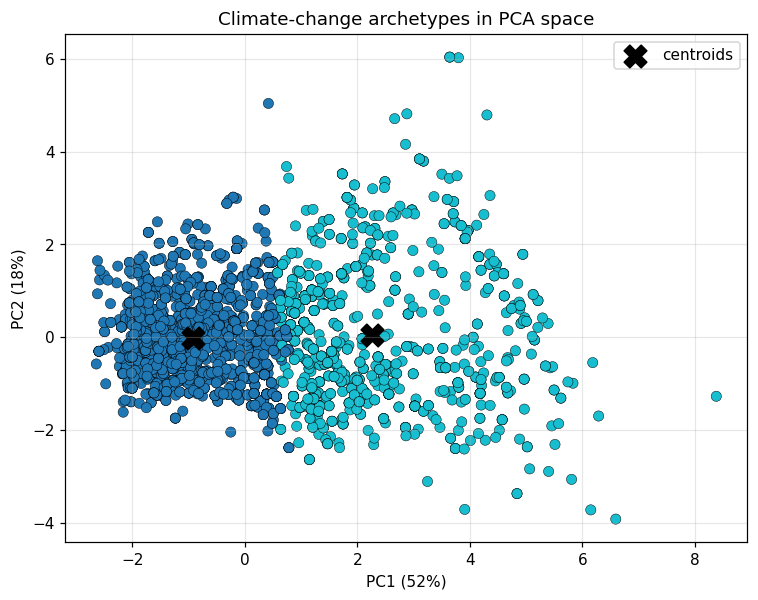
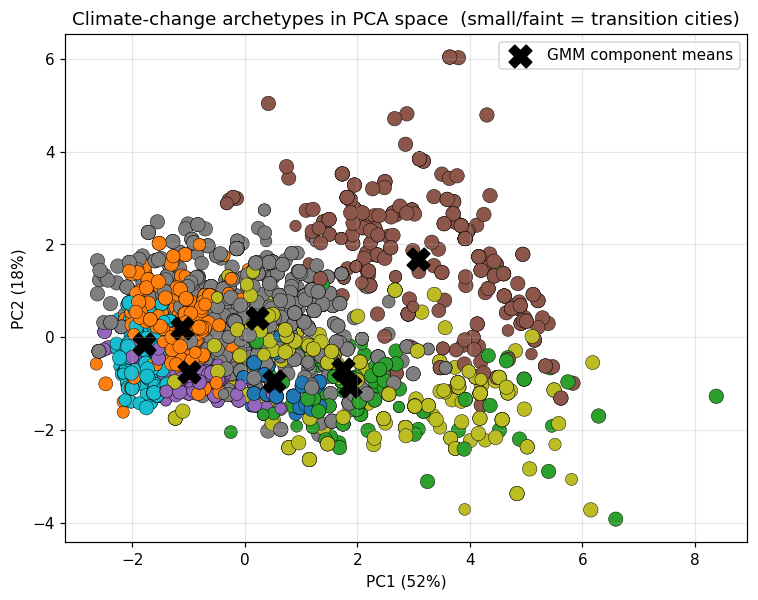
The notebook cell's code change between the first figure and the second:
--- before
+++ after
@@ -1,9 +1,10 @@
-# Visualize clusters in PCA space
+# Visualize archetypes in PCA space (point size = assignment confidence)
 fig, ax = plt.subplots(figsize=(8, 6))
-sc = ax.scatter(X_pca[:, 0], X_pca[:, 1], c=feat["cluster"], cmap="tab10", s=45, edgecolor="k", lw=0.3)
-cen = km.cluster_centers_
-ax.scatter(cen[:, 0], cen[:, 1], marker="X", s=220, c="black", label="centroids")
+ax.scatter(X_pca[:, 0], X_pca[:, 1], c=feat["cluster"], cmap="tab10",
+           s=20 + 70 * feat["confidence"], edgecolor="k", lw=0.3)
+ax.scatter(gmm.means_[:, 0], gmm.means_[:, 1], marker="X", s=220,
+           c="black", label="GMM component means")
 ax.set(xlabel=f"PC1 ({pca.explained_variance_ratio_[0]:.0%})",
        ylabel=f"PC2 ({pca.explained_variance_ratio_[1]:.0%})",
-       title="Climate-change archetypes in PCA space")
+       title="Climate-change archetypes in PCA space  (small/faint = transition cities)")
 ax.legend(); plt.show()

Commit: fix issue with clustering by adding GMM, closes #1